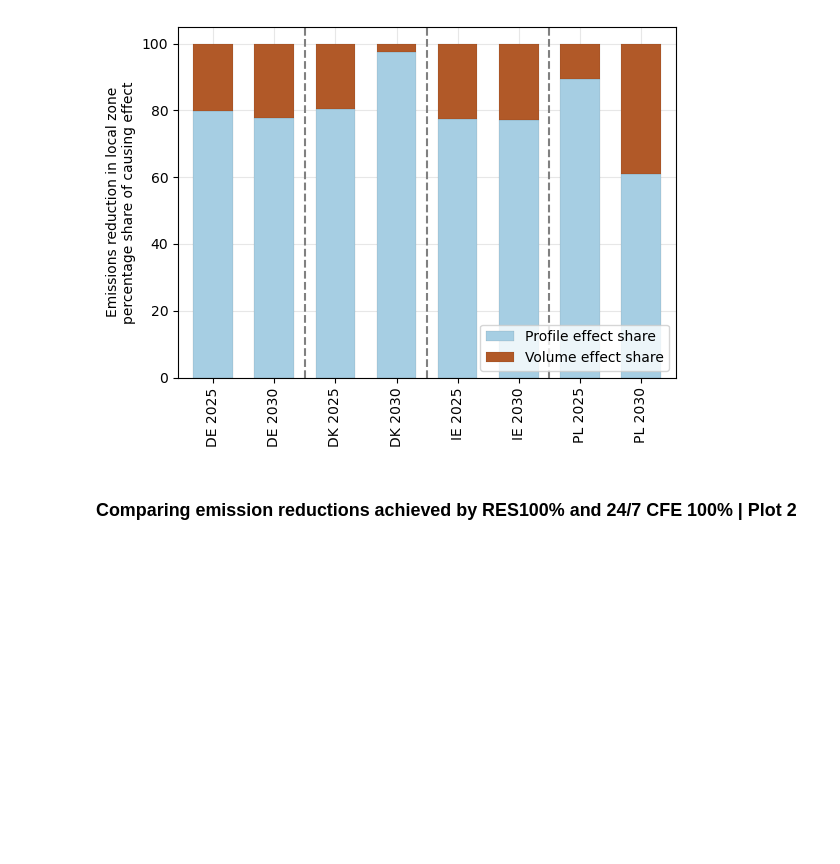
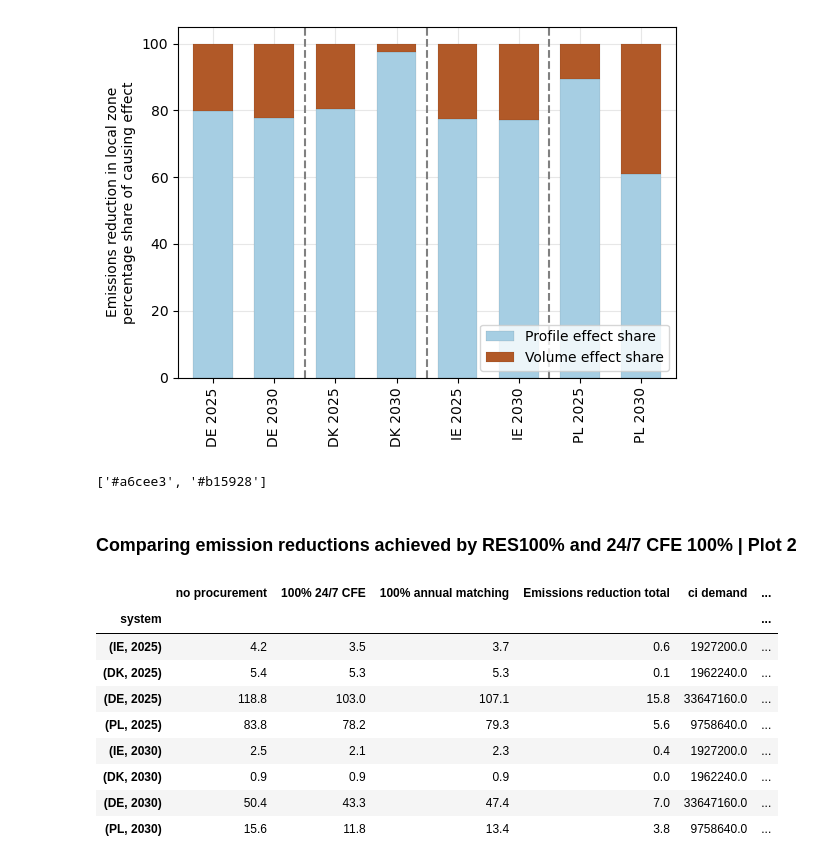
Before and after one commit to Irieo/247-procurement-paper, a Jupyter notebook: scripts/plot_ceffects.ipynb, the cells around one changed output. Saved outputs shown, nothing was run; the diff lists cells and outputs as text; code cells hidden in the pictures; blank space fills up the shorter version.

```diff
--- a/scripts/plot_ceffects.ipynb
+++ b/scripts/plot_ceffects.ipynb
@@ -297,6 +315,31 @@ plot_normalized(data)
 plot_percentage_fractions(data)
 # %% [output]
 [figure]
+# %%
+import matplotlib.colors as mcolors
+
+# Get the color values
+color_values = plt.cm.Paired(np.linspace(0, 1, 2))
+
+# Convert to hexadecimal RGB string
+color_hex = [mcolors.to_hex(color) for color in color_values]
+
+print(color_hex)  # Output: ['#a6cee3', '#b15928']
+# %% [output]
+['#a6cee3', '#b15928']
 # %% [markdown]
 ### Comparing emission reductions achieved by RES100% and 24/7 CFE 100% | Plot 2
+# %%
+data.round(1)
+# %% [output]
+|  | no procurement | 100% 24/7 CFE | 100% annual matching | Emissions reduction total | ci demand | ... |
+| system |  |  |  |  |  | ... |
+| (IE, 2025) | 4.2 | 3.5 | 3.7 | 0.6 | 1927200.0 | ... |
+| (DK, 2025) | 5.4 | 5.3 | 5.3 | 0.1 | 1962240.0 | ... |
+| (DE, 2025) | 118.8 | 103.0 | 107.1 | 15.8 | 33647160.0 | ... |
+| (PL, 2025) | 83.8 | 78.2 | 79.3 | 5.6 | 9758640.0 | ... |
+| (IE, 2030) | 2.5 | 2.1 | 2.3 | 0.4 | 1927200.0 | ... |
+| (DK, 2030) | 0.9 | 0.9 | 0.9 | 0.0 | 1962240.0 | ... |
+| (DE, 2030) | 50.4 | 43.3 | 47.4 | 7.0 | 33647160.0 | ... |
+| (PL, 2030) | 15.6 | 11.8 | 13.4 | 3.8 | 9758640.0 | ... |
 # %%
```
Also changed, not shown: parts of 10 cells of this notebook.
